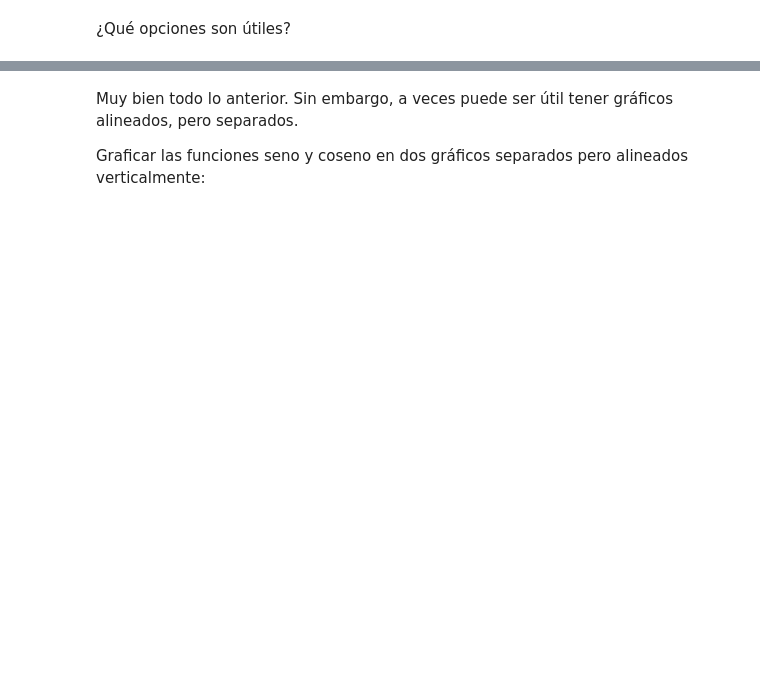
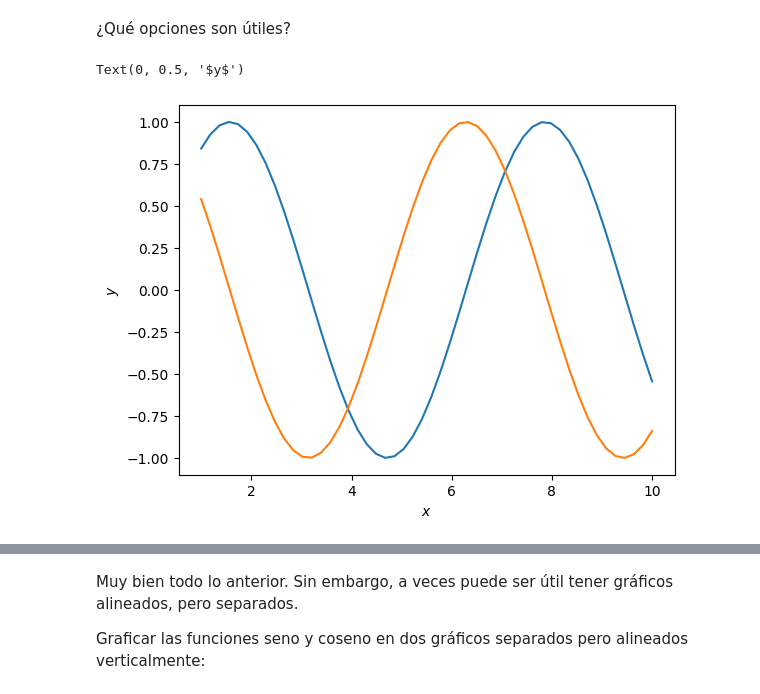
Before and after one commit to echaparro/Introduccion_Aprendizaje_Automatico_2025, a Jupyter notebook: Modulo1/05- VisualizacionNumpyMatplotlib.ipynb, the cells around one changed output, grey strips where cells are left out. Saved outputs shown, nothing was run; the diff lists cells and outputs as text; code cells hidden in the pictures; blank space fills up the shorter version.

```diff
--- a/Modulo1/05- VisualizacionNumpyMatplotlib.ipynb
+++ b/Modulo1/05- VisualizacionNumpyMatplotlib.ipynb
@@ -69,3 +108,9 @@ Con lo anterior:
 ¿Qué opciones son útiles?
 # %%
 # plt.xlabel, plt.ylabel
+plt.plot(x,y1,x,y2)
+plt.xlabel('$x$')
+plt.ylabel('$y$')
+# %% [output]
+Text(0, 0.5, '$y$')
+[figure, added]
```
Also changed, not shown: parts of 34 cells of this notebook, 4 other files.
